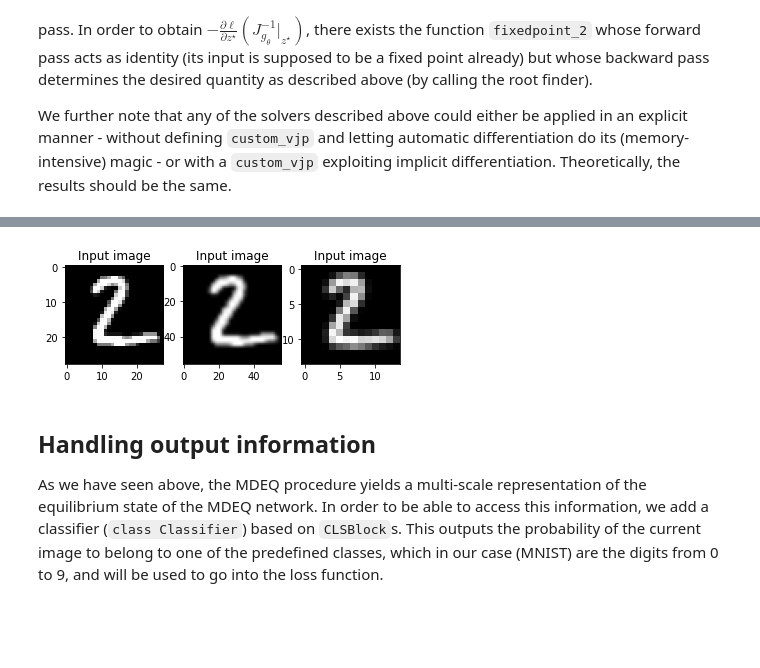
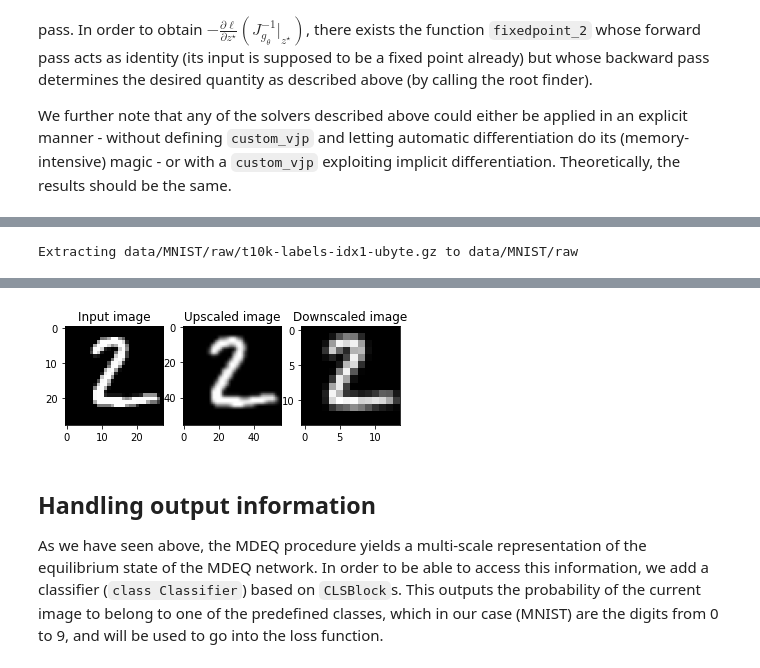
Before and after one commit to adamoyoung/deq-colab, a Jupyter notebook: mdeq-colab.ipynb, the cells around one changed output, grey strips where cells are left out. Cells and saved outputs as stored; diff of their text form; code cells hidden in the pictures; blank space fills up the shorter version.

```diff
--- a/mdeq-colab.ipynb
+++ b/mdeq-colab.ipynb
@@ -632,8 +629,8 @@ fig, (ax0, ax1, ax2)  = plt.subplots(1, 3)
 ax0.imshow(input, cmap='gray')
 ax0.set_title('Input image')
 ax1.imshow(up, cmap='gray')
-ax1.set_title('Input image')
+ax1.set_title('Upscaled image')
 ax2.imshow(down, cmap='gray' )
-ax2.set_title('Input image')
+ax2.set_title('Downscaled image')
 plt.show()
 # %% [output]
@@ -640,0 +651 @@ WARNING:absl:No GPU/TPU found, falling back to CPU. (Set TF_CPP_MIN_LOG_LEVEL=0
+Extracting data/MNIST/raw/t10k-labels-idx1-ubyte.gz to data/MNIST/raw
@@ -641,4 +653,4 @@ WARNING:absl:No GPU/TPU found, falling back to CPU. (Set TF_CPP_MIN_LOG_LEVEL=0
-[figure, old version]
+[figure, new version]
 # %%
 #@title f_theta module
 
```
Also changed, not shown: parts of 8 cells of this notebook.
